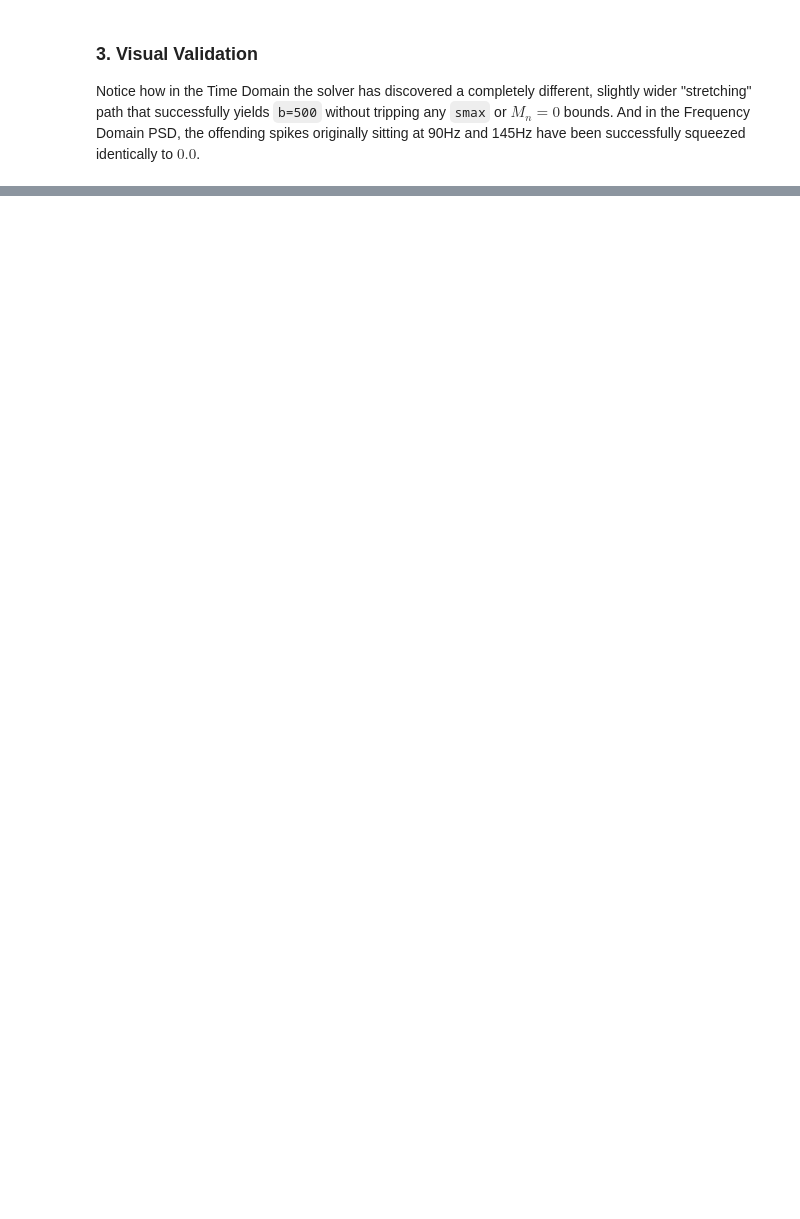
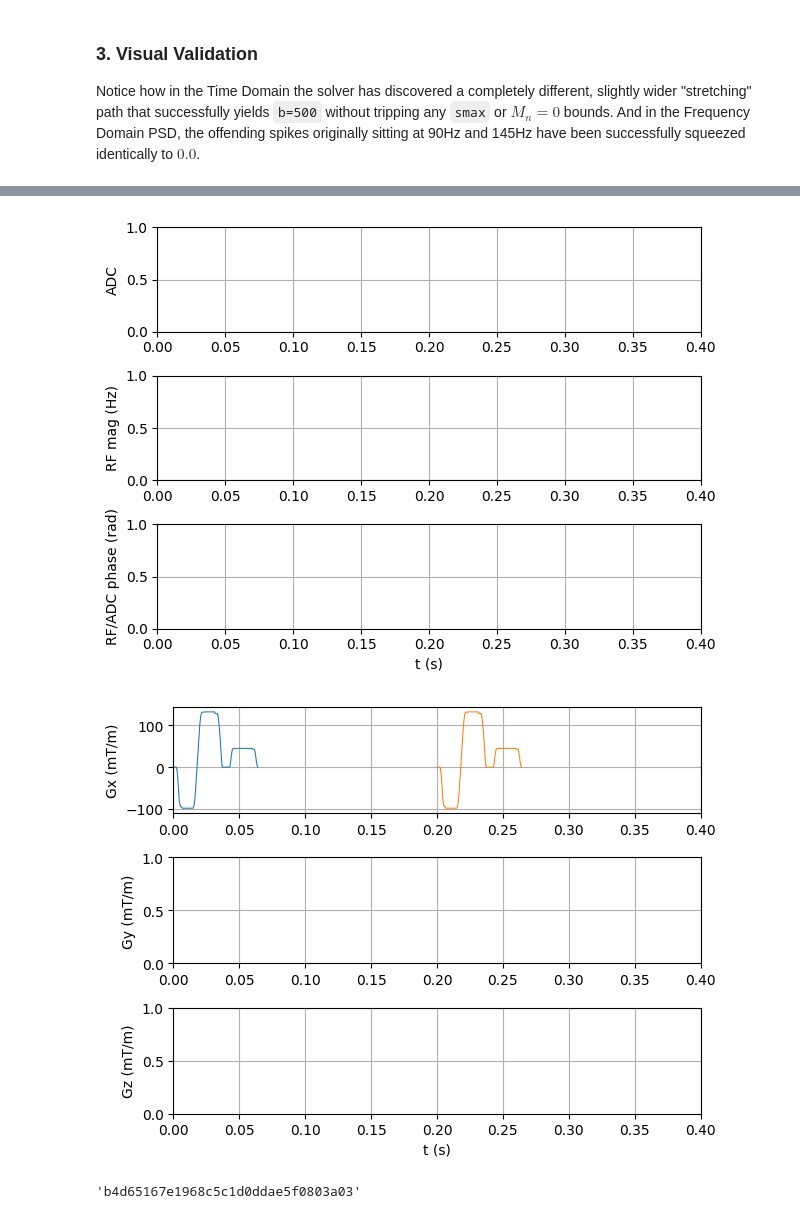
Before and after one commit to bughht/gropt-dev, a Jupyter notebook: examples/diffusion/acoustic_validation.ipynb, the cells around one changed output, grey strips where cells are left out. Saved outputs shown, nothing was run; the diff lists cells and outputs as text; code cells hidden in the pictures; blank space fills up the shorter version.

```diff
--- a/examples/diffusion/acoustic_validation.ipynb
+++ b/examples/diffusion/acoustic_validation.ipynb
@@ -184,0 +256,40 @@ b-value Acoustic Constrained 1000.000
+# %%
+import pypulseq as pp
+
+sys = pp.Opts(
+    max_grad=200,
+    grad_unit='mT/m',
+    max_slew=220,  # T/m/s
+    slew_unit='T/m/s',
+    rf_ringdown_time=20e-6,
+    rf_dead_time=100e-6,
+    adc_dead_time=20e-6
+)
+
+trigger = pp.make_digital_output_pulse(channel='ext1', delay=0, duration=20e-6)
+
+grad_ac = pp.make_extended_trapezoid(channel='x', system=sys, amplitudes=out_ac*sys.gamma, times=np.arange(out_ac.size)*gparams_ac.dt)
+grad_base = pp.make_extended_trapezoid(channel='x', system=sys, amplitudes=out_base*sys.gamma, times=np.arange(out_base.size)*gparams_base.dt)
+
+TR = 200e-3
+num_rep = 20
+
+channel_list = ['x', 'y', 'z']
+seq = pp.Sequence(sys)
+for ch in channel_list:
+    for _ in range(num_rep):
+        grad_ac.channel = ch
+        seq.add_block(trigger, grad_ac, pp.make_delay(TR))
+    for _ in range(num_rep):
+        grad_base.channel = ch
+        seq.add_block(trigger, grad_base, pp.make_delay(TR))
+seq.check_timing()
+seq.plot(time_range=(0, 2*TR), grad_disp='mT/m')
+# %% [output]
+[figure, added]
+[figure, added]
+# %%
+version = '0.0.5'
+seq.write('seq/acoustic_validation_seq_'+version+'.seq')
+# %% [output]
+'b4d65167e1968c5c1d0ddae5f0803a03'
```
Also changed, not shown: parts of 8 cells of this notebook, 16 other files.
